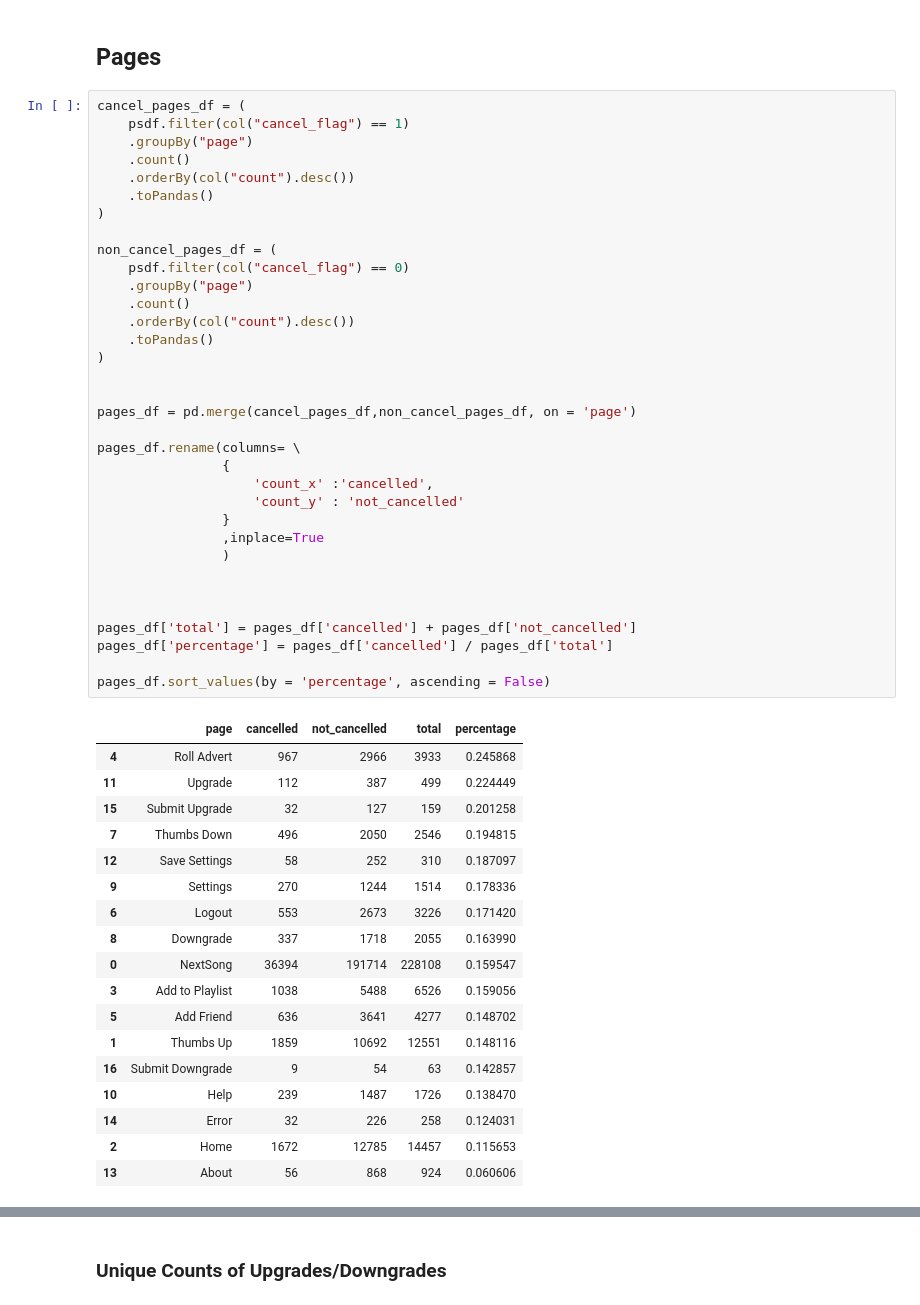
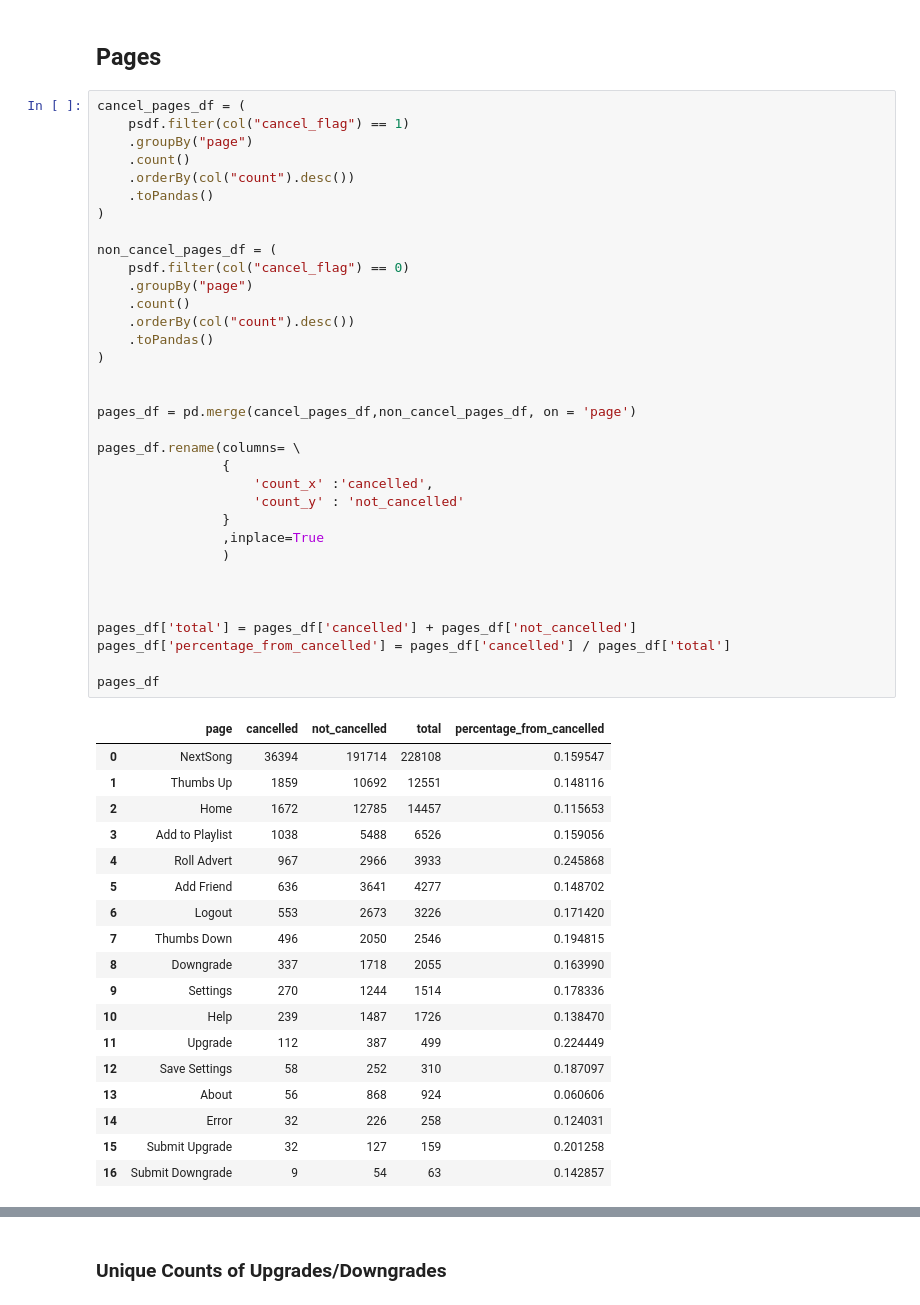
Before and after one commit to fletcherjacob/churn_project, a Jupyter notebook: spotify_churn.ipynb, the cells around one changed output, grey strips where cells are left out. Drawn from its saved outputs; the diff is of its cells as text.

```diff
--- a/spotify_churn.ipynb
+++ b/spotify_churn.ipynb
@@ -501,50 +502,50 @@ cancel_pages_df = (
     .groupBy("page")
     .count()
     .orderBy(col("count").desc())
     .toPandas()
 )
 
 non_cancel_pages_df = (
     psdf.filter(col("cancel_flag") == 0)
     .groupBy("page")
     .count()
     .orderBy(col("count").desc())
     .toPandas()
 )
 
 
 pages_df = pd.merge(cancel_pages_df,non_cancel_pages_df, on = 'page')
 
 pages_df.rename(columns= \
                 {
                     'count_x' :'cancelled',
                     'count_y' : 'not_cancelled'
                 }
                 ,inplace=True
                 )
 
 
 
 pages_df['total'] = pages_df['cancelled'] + pages_df['not_cancelled']
-pages_df['percentage'] = pages_df['cancelled'] / pages_df['total']
+pages_df['percentage_from_cancelled'] = pages_df['cancelled'] / pages_df['total']
 
-pages_df.sort_values(by = 'percentage', ascending = False)
+pages_df
 # %% [output]
-|  | page | cancelled | not_cancelled | total | percentage |
+|  | page | cancelled | not_cancelled | total | percentage_from_cancelled |
+| 0 | NextSong | 36394 | 191714 | 228108 | 0.159547 |
+| 1 | Thumbs Up | 1859 | 10692 | 12551 | 0.148116 |
+| 2 | Home | 1672 | 12785 | 14457 | 0.115653 |
+| 3 | Add to Playlist | 1038 | 5488 | 6526 | 0.159056 |
 | 4 | Roll Advert | 967 | 2966 | 3933 | 0.245868 |
+| 5 | Add Friend | 636 | 3641 | 4277 | 0.148702 |
+| 6 | Logout | 553 | 2673 | 3226 | 0.171420 |
+| 7 | Thumbs Down | 496 | 2050 | 2546 | 0.194815 |
+| 8 | Downgrade | 337 | 1718 | 2055 | 0.163990 |
+| 9 | Settings | 270 | 1244 | 1514 | 0.178336 |
+| 10 | Help | 239 | 1487 | 1726 | 0.138470 |
 | 11 | Upgrade | 112 | 387 | 499 | 0.224449 |
+| 12 | Save Settings | 58 | 252 | 310 | 0.187097 |
+| 13 | About | 56 | 868 | 924 | 0.060606 |
+| 14 | Error | 32 | 226 | 258 | 0.124031 |
 | 15 | Submit Upgrade | 32 | 127 | 159 | 0.201258 |
-| 7 | Thumbs Down | 496 | 2050 | 2546 | 0.194815 |
-| 12 | Save Settings | 58 | 252 | 310 | 0.187097 |
-| 9 | Settings | 270 | 1244 | 1514 | 0.178336 |
-| 6 | Logout | 553 | 2673 | 3226 | 0.171420 |
-| 8 | Downgrade | 337 | 1718 | 2055 | 0.163990 |
-| 0 | NextSong | 36394 | 191714 | 228108 | 0.159547 |
-| 3 | Add to Playlist | 1038 | 5488 | 6526 | 0.159056 |
-| 5 | Add Friend | 636 | 3641 | 4277 | 0.148702 |
-| 1 | Thumbs Up | 1859 | 10692 | 12551 | 0.148116 |
 | 16 | Submit Downgrade | 9 | 54 | 63 | 0.142857 |
-| 10 | Help | 239 | 1487 | 1726 | 0.138470 |
-| 14 | Error | 32 | 226 | 258 | 0.124031 |
-| 2 | Home | 1672 | 12785 | 14457 | 0.115653 |
-| 13 | About | 56 | 868 | 924 | 0.060606 |
```
Also changed, not shown: parts of 45 cells of this notebook.
